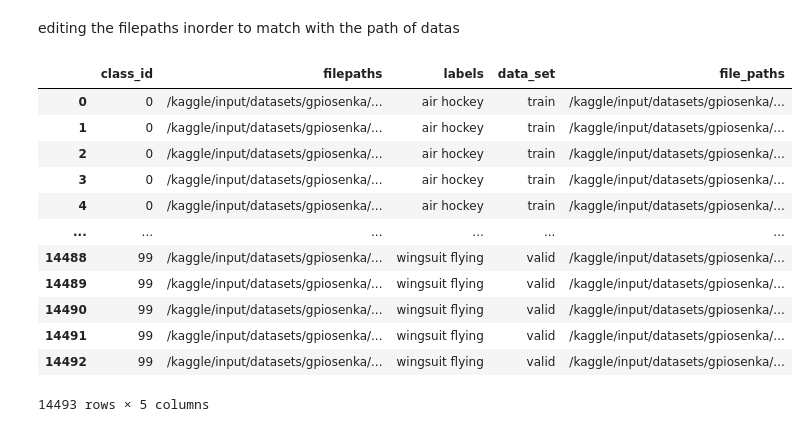
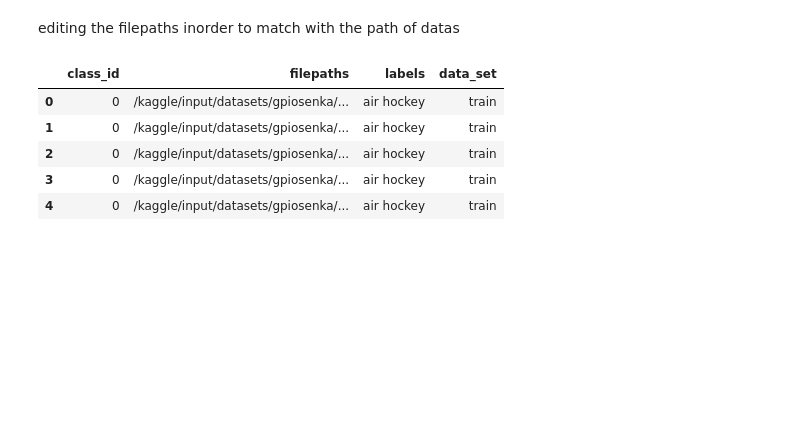
Before and after one commit to AsokTamang/Image-classifier, a Jupyter notebook: kaggle-notebook.ipynb, the cells around one changed output. Cells and saved outputs as stored; diff of their text form; code cells hidden in the pictures; blank space fills up the shorter version.

```diff
--- a/kaggle-notebook.ipynb
+++ b/kaggle-notebook.ipynb
@@ -115,17 +152,11 @@ df[df['data_set'] == 'test']
 editing the filepaths inorder to match with the path of datas
 # %%
 df['filepaths'] = str(path) + '/' + df['filepaths']
+df.head()
 # %% [output]
-|  | class_id | filepaths | labels | data_set | file_paths |
-| 0 | 0 | /kaggle/input/datasets/gpiosenka/... | air hockey | train | /kaggle/input/datasets/gpiosenka/... |
-| 1 | 0 | /kaggle/input/datasets/gpiosenka/... | air hockey | train | /kaggle/input/datasets/gpiosenka/... |
-| 2 | 0 | /kaggle/input/datasets/gpiosenka/... | air hockey | train | /kaggle/input/datasets/gpiosenka/... |
-| 3 | 0 | /kaggle/input/datasets/gpiosenka/... | air hockey | train | /kaggle/input/datasets/gpiosenka/... |
-| 4 | 0 | /kaggle/input/datasets/gpiosenka/... | air hockey | train | /kaggle/input/datasets/gpiosenka/... |
-| ... | ... | ... | ... | ... | ... |
-| 14488 | 99 | /kaggle/input/datasets/gpiosenka/... | wingsuit flying | valid | /kaggle/input/datasets/gpiosenka/... |
-| 14489 | 99 | /kaggle/input/datasets/gpiosenka/... | wingsuit flying | valid | /kaggle/input/datasets/gpiosenka/... |
-| 14490 | 99 | /kaggle/input/datasets/gpiosenka/... | wingsuit flying | valid | /kaggle/input/datasets/gpiosenka/... |
-| 14491 | 99 | /kaggle/input/datasets/gpiosenka/... | wingsuit flying | valid | /kaggle/input/datasets/gpiosenka/... |
-| 14492 | 99 | /kaggle/input/datasets/gpiosenka/... | wingsuit flying | valid | /kaggle/input/datasets/gpiosenka/... |
+|  | class_id | filepaths | labels | data_set |
+| 0 | 0 | /kaggle/input/datasets/gpiosenka/... | air hockey | train |
+| 1 | 0 | /kaggle/input/datasets/gpiosenka/... | air hockey | train |
+| 2 | 0 | /kaggle/input/datasets/gpiosenka/... | air hockey | train |
+| 3 | 0 | /kaggle/input/datasets/gpiosenka/... | air hockey | train |
+| 4 | 0 | /kaggle/input/datasets/gpiosenka/... | air hockey | train |
-14493 rows × 5 columns
```
Also changed, not shown: parts of 5 cells of this notebook.
